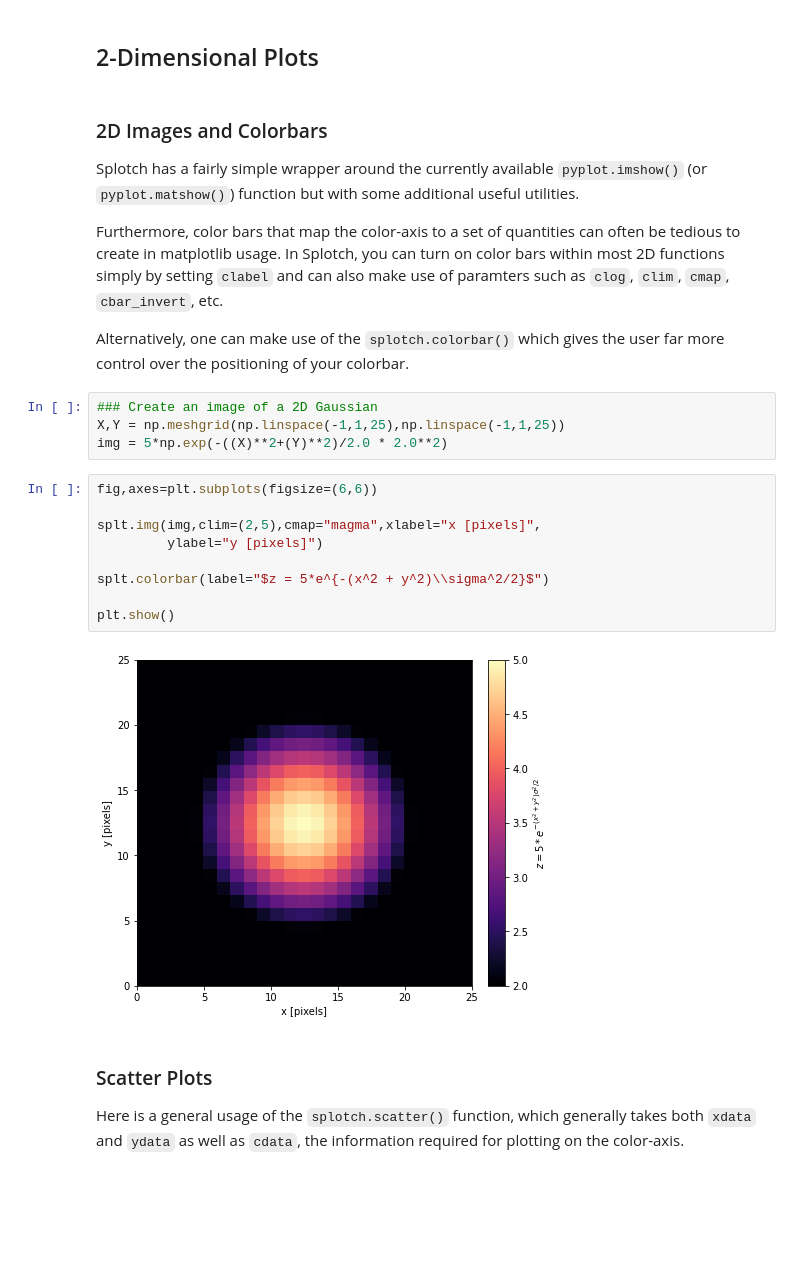
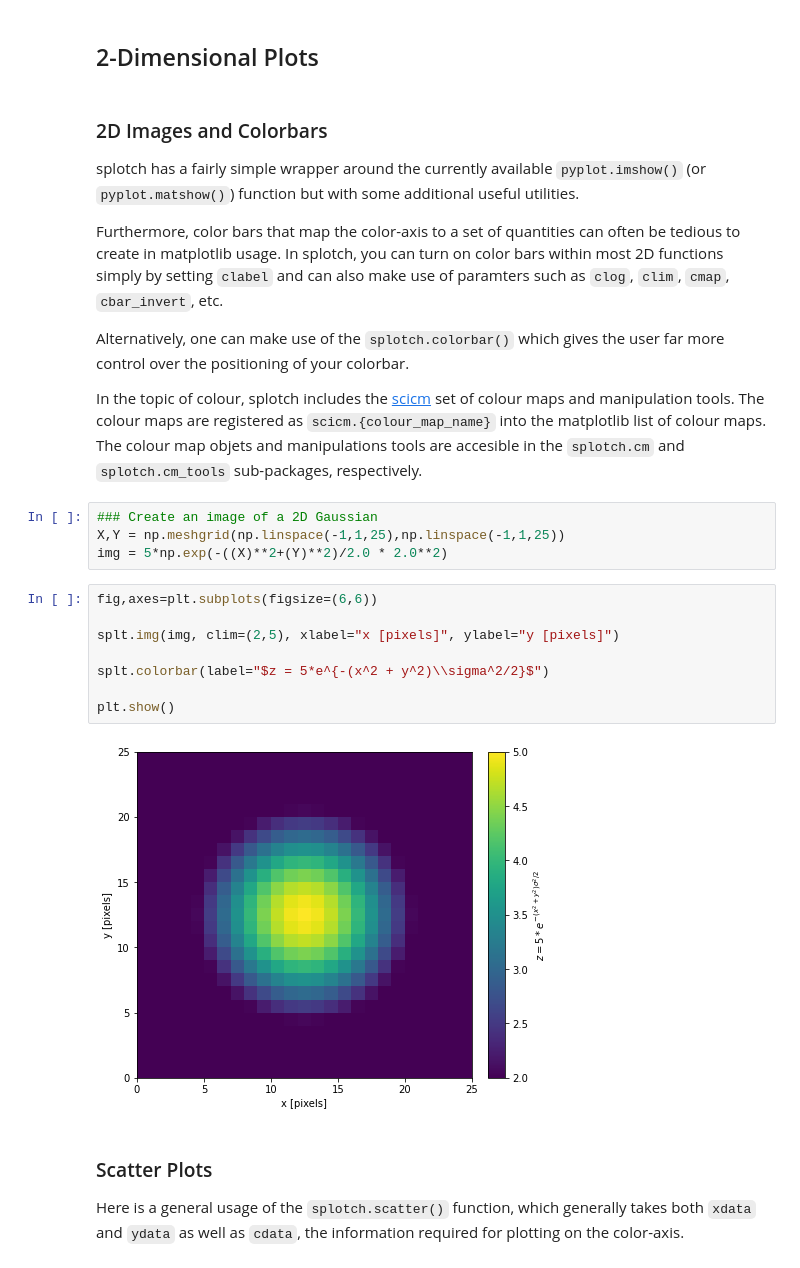
Before and after one commit to MBravoS/splotch, a Jupyter notebook: docs/Examples.ipynb, the cells around one changed output. Cells and saved outputs as stored; diff of their text form; blank space fills up the shorter version.

```diff
--- a/docs/Examples.ipynb
+++ b/docs/Examples.ipynb
@@ -233,11 +235,13 @@ There are lots of additional functionalities included in splotch.curve() includi
 ## 2-Dimensional Plots
 # %% [markdown]
 ### 2D Images and Colorbars
-Splotch has a fairly simple wrapper around the currently available `pyplot.imshow()` (or `pyplot.matshow()`) function but with some additional useful utilities.
+splotch has a fairly simple wrapper around the currently available `pyplot.imshow()` (or `pyplot.matshow()`) function but with some additional useful utilities.
 
-Furthermore, color bars that map the color-axis to a set of quantities can often be tedious to create in matplotlib usage. In Splotch, you can turn on color bars within most 2D functions simply by setting `clabel` and can also make use of paramters such as `clog`, `clim`, `cmap`, `cbar_invert`, etc.
+Furthermore, color bars that map the color-axis to a set of quantities can often be tedious to create in matplotlib usage. In splotch, you can turn on color bars within most 2D functions simply by setting `clabel` and can also make use of paramters such as `clog`, `clim`, `cmap`, `cbar_invert`, etc.
 
 Alternatively, one can make use of the `splotch.colorbar()` which gives the user far more control over the positioning of your colorbar.
+
+In the topic of colour, splotch includes the [scicm](https://github.com/MBravoS/scicm) set of colour maps and manipulation tools. The colour maps are registered as `scicm.{colour_map_name}` into the matplotlib list of colour maps. The colour map objets and manipulations tools are accesible in the `splotch.cm` and `splotch.cm_tools` sub-packages, respectively.
 # %%
 ### Create an image of a 2D Gaussian
 X,Y = np.meshgrid(np.linspace(-1,1,25),np.linspace(-1,1,25))
@@ -245,14 +249,13 @@ img = 5*np.exp(-((X)**2+(Y)**2)/2.0 * 2.0**2)
 # %%
 fig,axes=plt.subplots(figsize=(6,6))
 
-splt.img(img,clim=(2,5),cmap="magma",xlabel="x [pixels]",
-         ylabel="y [pixels]")
+splt.img(img, clim=(2,5), xlabel="x [pixels]", ylabel="y [pixels]")
 
 splt.colorbar(label="$z = 5*e^{-(x^2 + y^2)\\sigma^2/2}$")
 
 plt.show()
 # %% [output]
-[figure, old version]
+[figure, new version]
 # %% [markdown]
 ### Scatter Plots
 Here is a general usage of the `splotch.scatter()` function, which generally takes both `xdata` and `ydata` as well as `cdata`, the information required for plotting on the color-axis.
```
Also changed, not shown: parts of 21 cells of this notebook, 17 other files.
